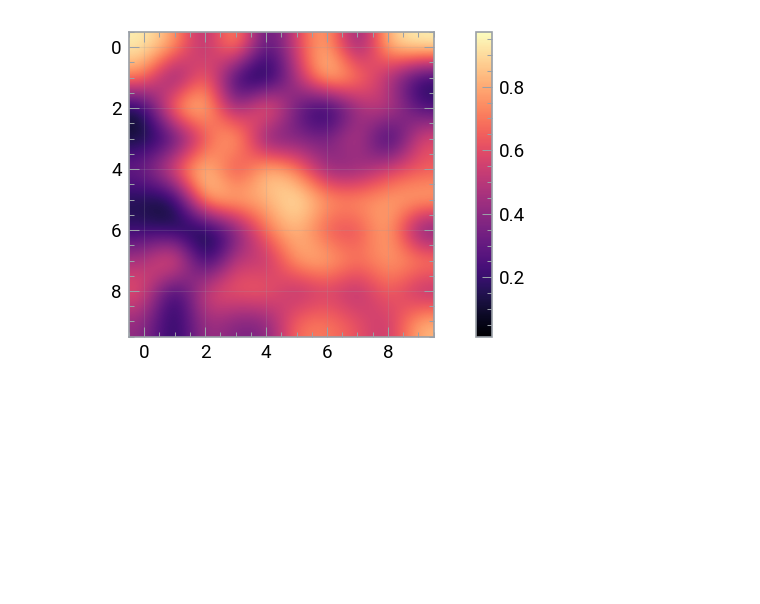
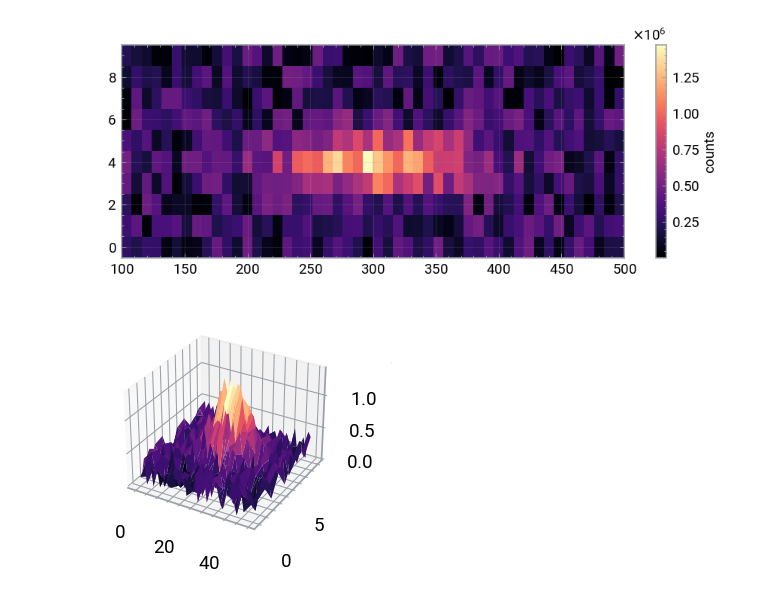
Before and after one commit to leoole100/fp2, a Jupyter notebook: 00_template/2024-10-10 plot.ipynb, the cells around one changed output. Saved outputs shown, nothing was run; the diff lists cells and outputs as text; code cells hidden in the pictures; blank space fills up the shorter version.

```diff
--- a/00_template/2024-10-10 plot.ipynb
+++ b/00_template/2024-10-10 plot.ipynb
@@ -17,8 +17,23 @@ plt.show()
-# %%
-plt.figure()
-plt.imshow(rand(10, 10), interpolation='bicubic')
-plt.colorbar()
-plt.savefig('fig/2024-10-01 img plot.pdf')
-plt.show()
-# %% [output]
-[figure, removed]
+# %%
+img = rand(10, 50)*.5
+
+x, y = np.meshgrid(*(range(s) for s in img.shape))
+simga = (1, 7)
+gaussian = lambda x, y: np.exp(-((x-5)**2/(2*simga[0]**2) + (y-25)**2/(2*simga[1]**2)))
+img += gaussian(x, y).T
+img *= 1e6
+
+plt.imshow(img, aspect="auto", extent=(100, 500, -.5, img.shape[0]-.5))
+plt.colorbar(label="counts")
+plt.savefig('fig/2024-10-01 img plot.pdf')
+plt.show()
+# %% [output]
+[figure, added]
+# %%
+# make a 3d plot of the img
+fig = plt.figure(figsize=figsize_small)
+ax = fig.add_subplot(111, projection='3d')
+m = ax.plot_surface(*np.meshgrid(range(img.shape[1]), range(img.shape[0])), img, cmap=cmap)
+plt.show()
+# %% [output]
+[figure, added]
```
Also changed, not shown: parts of 1 cell of this notebook, 7 other files.
